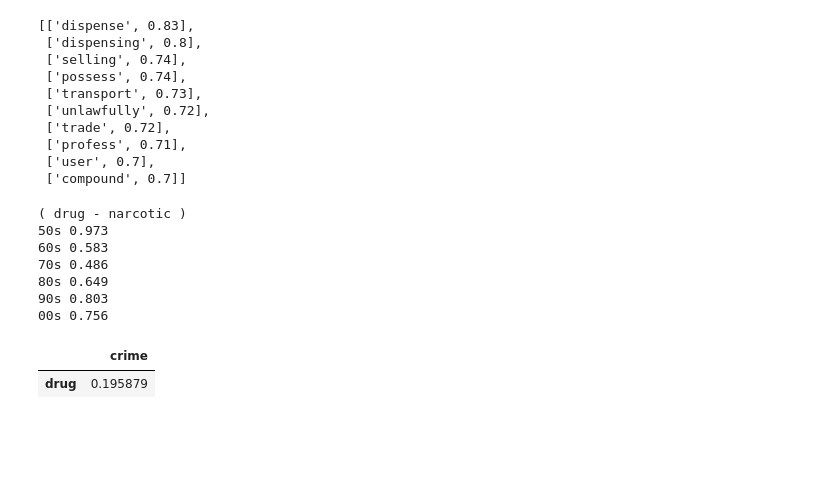
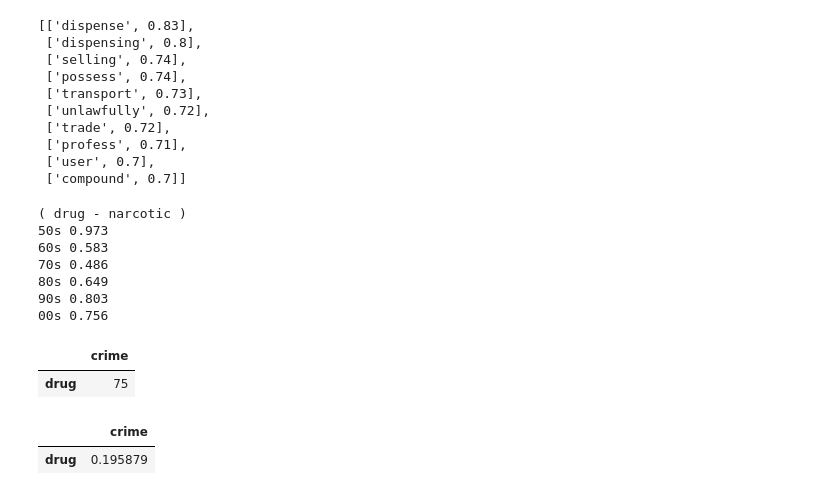
Before and after one commit to martinaviggiano/knowledge_extraction_project, a Jupyter notebook: 04_Results.ipynb, the cells around one changed output. Saved outputs shown, nothing was run; the diff lists cells and outputs as text; code cells hidden in the pictures; blank space fills up the shorter version.

```diff
--- a/04_Results.ipynb
+++ b/04_Results.ipynb
@@ -36,0 +54,9 @@ from sklearn.feature_extraction.text import CountVectorizer
+# %%
+with open("/content/drive/MyDrive/Università/inforet_prj/df_tfidf_80s.pkl", "rb") as f:
+    df_tfidf_80s = pickle.load(f)
+# %%
+with open("/content/drive/MyDrive/Università/inforet_prj/df_tfidf_90s.pkl", "rb") as f:
+    df_tfidf_90s = pickle.load(f)
+# %%
+with open("/content/drive/MyDrive/Università/inforet_prj/df_tfidf_00s.pkl", "rb") as f:
+    df_tfidf_00s = pickle.load(f)
@@ -43,0 +73,3 @@ with open("/content/drive/MyDrive/Università/inforet_prj/models_time.pkl", "rb"
+# %%
+with open("/content/drive/MyDrive/Università/inforet_prj/coocc_op.pkl", "rb") as f:
+    cooc_op = pickle.load(f)
@@ -148,6 +215,11 @@ similarity_2_words_time(models_time, 'drug','narcotic')
 80s 0.649
 90s 0.803
 00s 0.756
+# %%
+get_co_pmi_value('drug', 'crime', cooc_op)
+# %% [output]
+|  | crime |
+| drug | 75 |
 # %%
 get_co_pmi_value('drug', 'crime', pmi_op_matrix)
 # %% [output]
```
Also changed, not shown: parts of 21 cells of this notebook, 19 other files.
